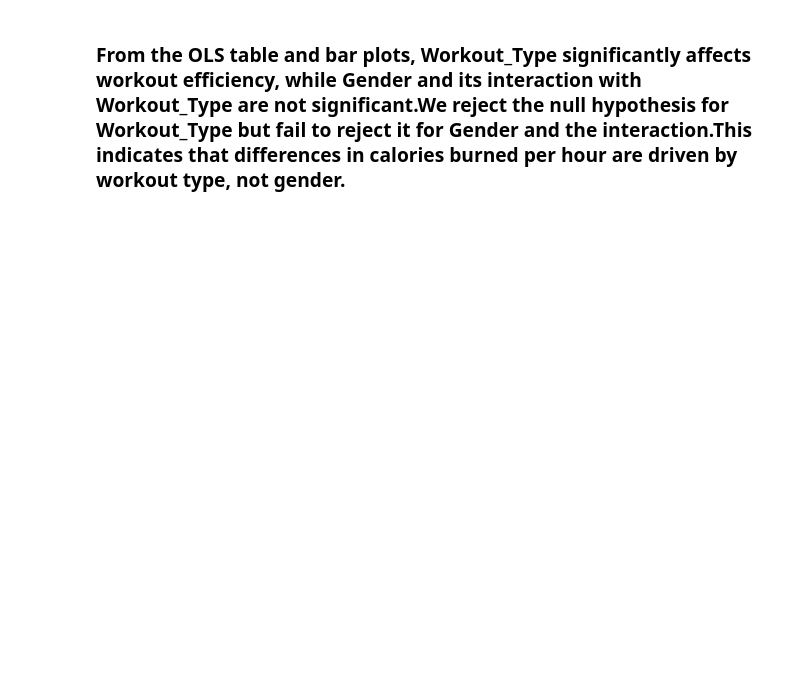
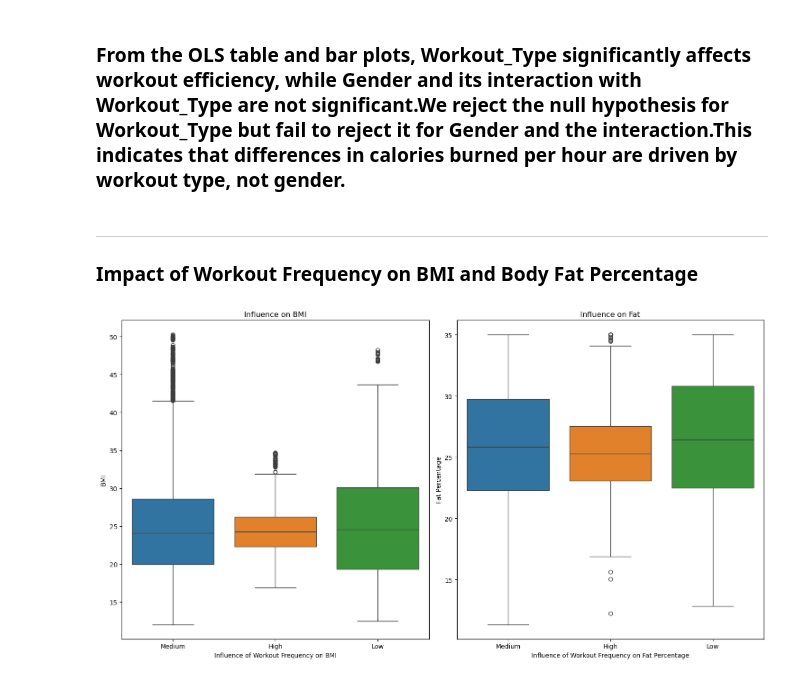
Before and after one commit to suzaladhikari/Fitness_App, a Jupyter notebook: Analysis_Data/analytics.ipynb, the cells around one changed output. Drawn from its saved outputs; the diff is of its cells as text; code cells hidden in the pictures; blank space fills up the shorter version.

```diff
--- a/Analysis_Data/analytics.ipynb
+++ b/Analysis_Data/analytics.ipynb
@@ -168,2 +168,59 @@ Notes:
 # %% [markdown]
 ### From the OLS table and bar plots, Workout_Type significantly affects workout efficiency, while Gender and its interaction with Workout_Type are not significant.We reject the null hypothesis for Workout_Type but fail to reject it for Gender and the interaction.This indicates that differences in calories burned per hour are driven by workout type, not gender.
+# %% [markdown]
+---
+### Impact of Workout Frequency on BMI and Body Fat Percentage
+# %%
+query = """with workout_influence as(
+	select
+	*,
+	case
+		when "Workout_Frequency (days/week)" < 2.0 then 'Low'
+		when "Workout_Frequency (days/week)" >=2.0 and "Workout_Frequency (days/week)" < 5 then 'Medium'
+		else 'High'
+
+	end as Workout_Influence
+	from cleaned
+)
+
+select * from workout_influence"""
+
+workout_influences = pd.read_sql(query, connection)
+workout_influences.head(5)
+
+#Normality Testing
+
+unique = workout_influences['workout_influence'].unique()
+for each in unique:
+    stats,p_value = shapiro(workout_influences[workout_influences['workout_influence'] == each]['BMI']) ## pValue < 0.05
+
+    stats2,pValue2 = shapiro(workout_influences[workout_influences['workout_influence'] == each]['Fat_Percentage']) ##pValue < 0.05
+
+
+### Since both pvalues are less than 0.05 means the data is not normally distributed so we use Non-Parametric Testing
+
+influence_on_bmi = [workout_influences[workout_influences['workout_influence'] == each]['BMI'] for each in unique]
+stats,pValue = kruskal(*influence_on_bmi) ## p-value > 0.05
+influence_on_fat = [workout_influences[workout_influences['workout_influence'] == each]['Fat_Percentage'] for each in unique]
+stats2,pValue2 = kruskal(*influence_on_fat) ## p-value < 0.05
+
+
+### Visual Reperesentation
+
+average_bmi = workout_influences.groupby('workout_influence')['BMI'].mean().reset_index()
+average_fat = workout_influences.groupby('workout_influence')['Fat_Percentage'].mean().reset_index()
+
+fig, ax = plt.subplots(1,2, figsize = (15,8))
+
+def workout_influence(x, y, hue , data, title, xlabel, ylabel, axes):
+    sns.boxplot(x = x, y = y , data = data, hue = hue, ax = axes)
+    axes.set_title(title)
+    axes.set_xlabel(xlabel)
+    axes.set_ylabel(ylabel)
+    plt.tight_layout()
+
+workout_influence('workout_influence','BMI','workout_influence', workout_influences,'Influence on BMI', 'Influence of Workout Frequency on BMI', 'BMI', ax[0]   )
+
+workout_influence('workout_influence','Fat_Percentage','workout_influence', workout_influences,'Influence on Fat', 'Influence of Workout Frequency on Fat Percentage', 'Fat Percentage', ax[1]   )
+# %% [output]
+[figure, added]
```
Also changed, not shown: parts of 5 cells of this notebook.
